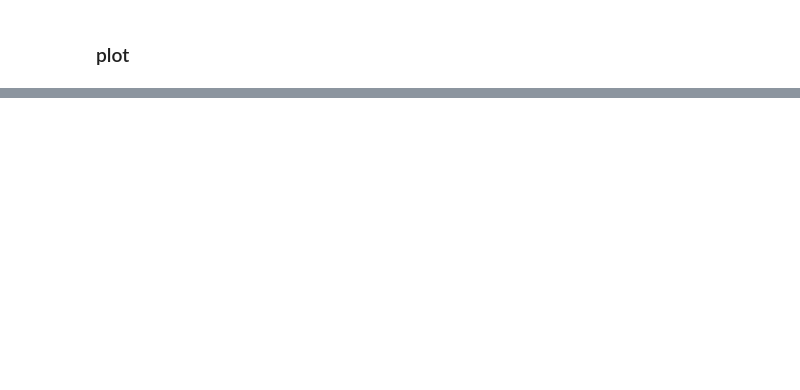
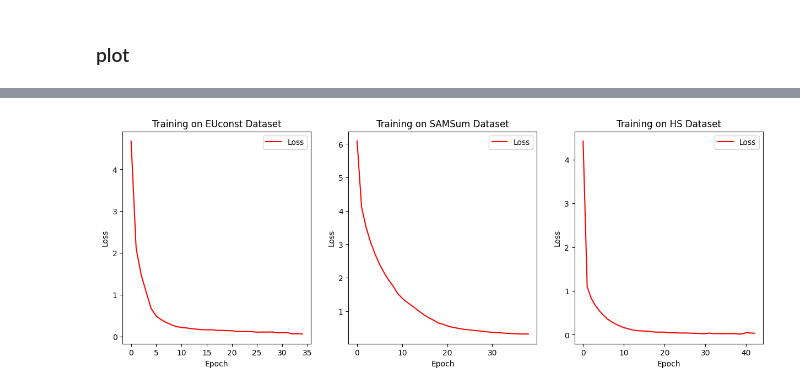
Before and after one commit to chinesebear/fuzzys2s, a Jupyter notebook: doc/Convergency.ipynb, the cells around one changed output, grey strips where cells are left out. Cells and saved outputs as stored; diff of their text form; code cells hidden in the pictures; blank space fills up the shorter version.

```diff
--- a/doc/Convergency.ipynb
+++ b/doc/Convergency.ipynb
@@ -93,2 +10,17 @@ def sampling(data, step=10):
+# %%
+euconst_data = pd.read_csv('./csv/convergency_fuzzys2s_euconst.csv').to_numpy().tolist()
+samsum_data = pd.read_csv('./csv/convergency_fuzzys2s_samsum.csv').to_numpy().tolist()
+hs_data = pd.read_csv('./csv/convergency_fuzzys2s_hearthstone.csv').to_numpy().tolist()
+
+def sampling(data, step=10):
+    output=[]
+    for i in range(len(data)):
+        if i % step == 0:
+            output.append(data[i][1])
+    return np.array(output)
+
+euconst_data_s = sampling(euconst_data)
+samsum_data_s = sampling(samsum_data)
+hs_data_s = sampling(hs_data)
 # %% [markdown]
 ### plot
@@ -158,0 +27,30 @@ sub_graph.legend()
+# %%
+f, axes = plt.subplots(1, 3, figsize=(15,5))
+
+sub_graph = axes[0]
+data = euconst_data_s
+sub_graph.plot(data, label='Loss',color='r')
+sub_graph.set_title("Training on EUconst Dataset")
+sub_graph.set_xlabel("Epoch")
+sub_graph.set_ylabel("Loss")
+sub_graph.legend()
+
+sub_graph = axes[1]
+data = samsum_data_s
+sub_graph.plot(data, label='Loss',color='r')
+sub_graph.set_title("Training on SAMSum Dataset")
+sub_graph.set_xlabel("Epoch")
+sub_graph.set_ylabel("Loss")
+sub_graph.legend()
+
+sub_graph = axes[2]
+data = hs_data_s
+sub_graph.plot(data, label='Loss',color='r')
+sub_graph.set_title("Training on HS Dataset")
+sub_graph.set_xlabel("Epoch")
+sub_graph.set_ylabel("Loss")
+sub_graph.legend()
+
+plt.savefig("fuzzys2s-convergency.svg")
+# %% [output]
+[figure, added]
```
Also changed, not shown: parts of 3 cells of this notebook, 34 other files.
